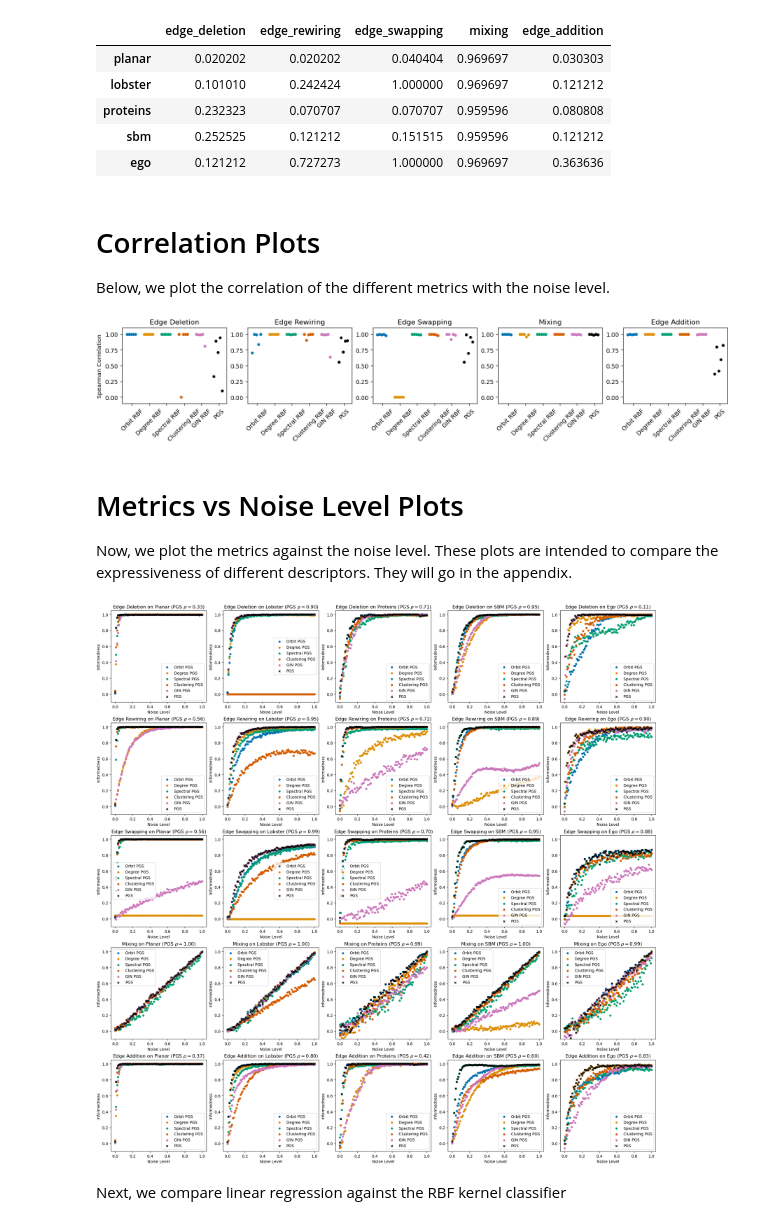
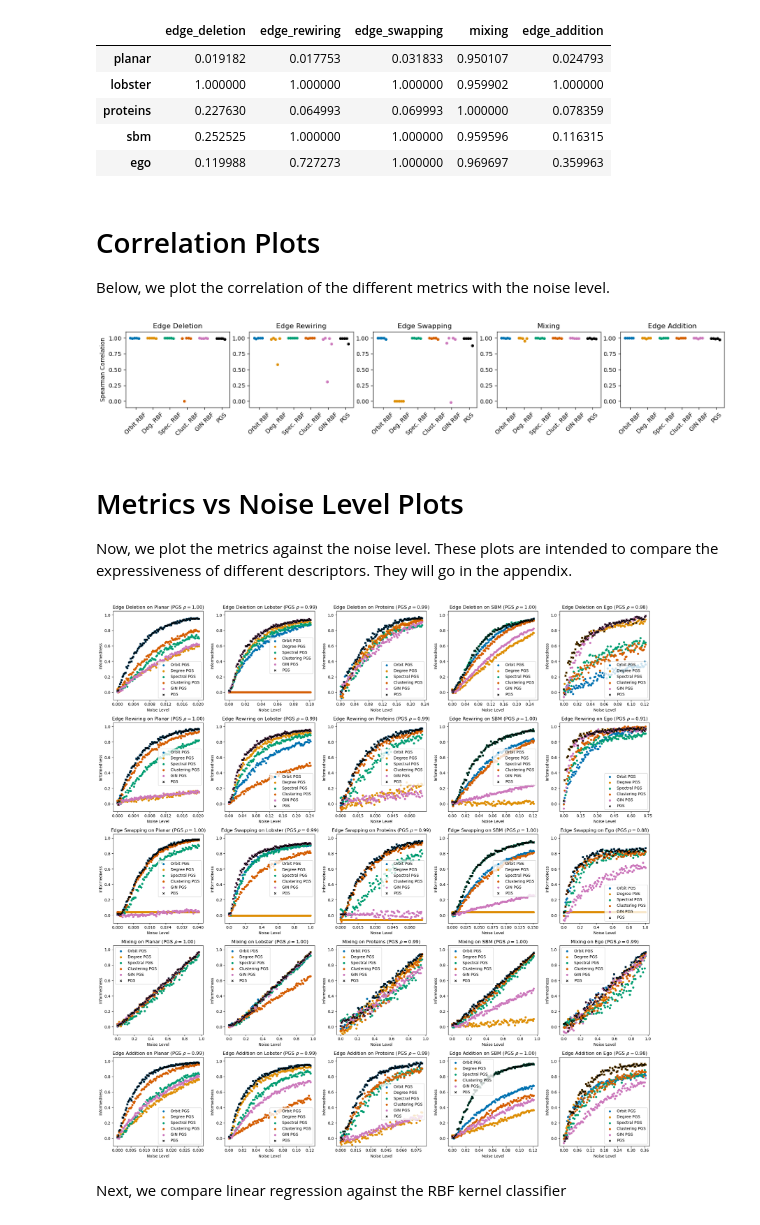
Before and after one commit to BorgwardtLab/polygraph-benchmark, a Jupyter notebook: experiments/perturbation/analysis.ipynb, the cells around one changed output. Saved outputs shown, nothing was run; the diff lists cells and outputs as text; code cells hidden in the pictures.

```diff
--- a/experiments/perturbation/analysis.ipynb
+++ b/experiments/perturbation/analysis.ipynb
@@ -14,7 +14,7 @@ from matplotlib.ticker import MaxNLocator
 with open("/fs/pool/pool-mlsb/polygraph/rcparams.json", "r") as f:
     style = json.load(f)
 
-plot_full = True
+plot_full = False
 if plot_full:
     results_folder = "/fs/pool/pool-mlsb/polygraph/perturbation_experiments/results_full"
 else:
@@ -71,11 +71,11 @@ all_saturation_points = pd.DataFrame(all_saturation_points)
 display(all_saturation_points)
 # %% [output]
 |  | edge_deletion | edge_rewiring | edge_swapping | mixing | edge_addition |
-| planar | 0.020202 | 0.020202 | 0.040404 | 0.969697 | 0.030303 |
-| lobster | 0.101010 | 0.242424 | 1.000000 | 0.969697 | 0.121212 |
-| proteins | 0.232323 | 0.070707 | 0.070707 | 0.959596 | 0.080808 |
-| sbm | 0.252525 | 0.121212 | 0.151515 | 0.959596 | 0.121212 |
-| ego | 0.121212 | 0.727273 | 1.000000 | 0.969697 | 0.363636 |
+| planar | 0.019182 | 0.017753 | 0.031833 | 0.950107 | 0.024793 |
+| lobster | 1.000000 | 1.000000 | 1.000000 | 0.959902 | 1.000000 |
+| proteins | 0.227630 | 0.064993 | 0.069993 | 1.000000 | 0.078359 |
+| sbm | 0.252525 | 1.000000 | 1.000000 | 0.959596 | 0.116315 |
+| ego | 0.119988 | 0.727273 | 1.000000 | 0.969697 | 0.359963 |
 # %% [markdown]
 # Correlation Plots
 Below, we plot the correlation of the different metrics with the noise level.
@@ -103,9 +103,9 @@ for perturbation, dataset in product(perturbations, datasets):
 # Create a jitter plot
 metrics_to_compare = OrderedDict([
     ("orbit_rbf", "Orbit RBF"),
-    ("degree_rbf", "Degree RBF"),
-    ("spectral_rbf", "Spectral RBF"),
-    ("clustering_rbf", "Clustering RBF"),
+    ("degree_rbf", "Deg. RBF"),
+    ("spectral_rbf", "Spec. RBF"),
+    ("clustering_rbf", "Clust. RBF"),
     ("gin_rbf", "GIN RBF"),
     ("lr_informedness", "PGS"),
 ])
@@ -142,10 +142,11 @@ for i, (perturbation, label) in enumerate(perturbations_to_plot.items()):
             all_y.append(correlation if np.isfinite(correlation) else 0)
         current_ax.scatter(all_x, all_y, label=metric_label, color=to_descriptor_color(metric), s=15)
 
+plt.tight_layout()
 filename = "correlation_plots_full.pdf" if plot_full else "correlation_plots_cropped.pdf"
 plt.savefig(f"/fs/pool/pool-mlsb/polygraph/perturbation_experiments/plots/{filename}")
 # %% [output]
-[figure, old version]
+[figure, new version]
 # %% [markdown]
 # Metrics vs Noise Level Plots
 
@@ -167,40 +168,41 @@ def plot_metrics_vs_noise_level(perturbations_to_plot, datasets_to_plot, metrics
             current_ax.set_ylabel("Informedness")
             current_ax.legend()
 
+    plt.tight_layout()
     return fig, ax
 
 
 
 perturbations_to_plot = OrderedDict([
     ("edge_deletion", "Edge Deletion"),
     ("edge_rewiring", "Edge Rewiring"),
     ("edge_swapping", "Edge Swapping"),
     ("mixing", "Mixing"),
     ("edge_addition", "Edge Addition"
 )])
 
 datasets_to_plot = OrderedDict([
     ("planar", "Planar"),
     ("lobster", "Lobster"),
     ("proteins", "Proteins"),
     ("sbm", "SBM"),
     ("ego", "Ego"),
 ])
 
 metrics_to_plot = OrderedDict([
     ("orbit_lr_informedness", ("Orbit PGS", "o")),
     ("degree_lr_informedness", ("Degree PGS", "o")),
     ("spectral_lr_informedness", ("Spectral PGS", "o")),
     ("clustering_lr_informedness", ("Clustering PGS", "o")),
     ("gin_lr_informedness", ("GIN PGS", "o")),
     ("lr_informedness", ("PGS", "x")),
 ])
 
 fig, ax = plot_metrics_vs_noise_level(perturbations_to_plot, datasets_to_plot, metrics_to_plot, color_fn=to_descriptor_color)
 filename = "metrics_vs_noise_level_full.pdf" if plot_full else "metrics_vs_noise_level_cropped.pdf"
 fig.savefig(f"/fs/pool/pool-mlsb/polygraph/perturbation_experiments/plots/{filename}")
 # %% [output]
-[figure, old version]
+[figure, new version]
 # %% [markdown]
 Next, we compare linear regression against the RBF kernel classifier
 # %%
```
Also changed, not shown: parts of 1 cell of this notebook, 1 other file.
